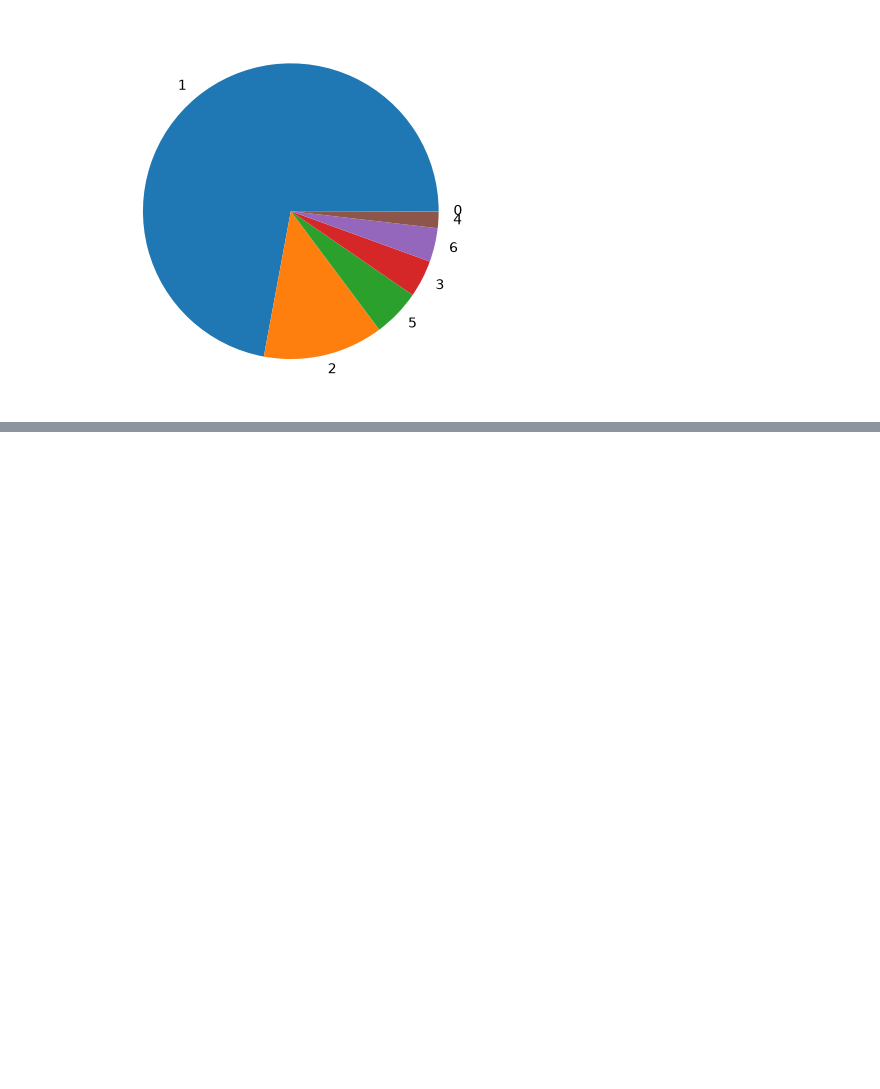
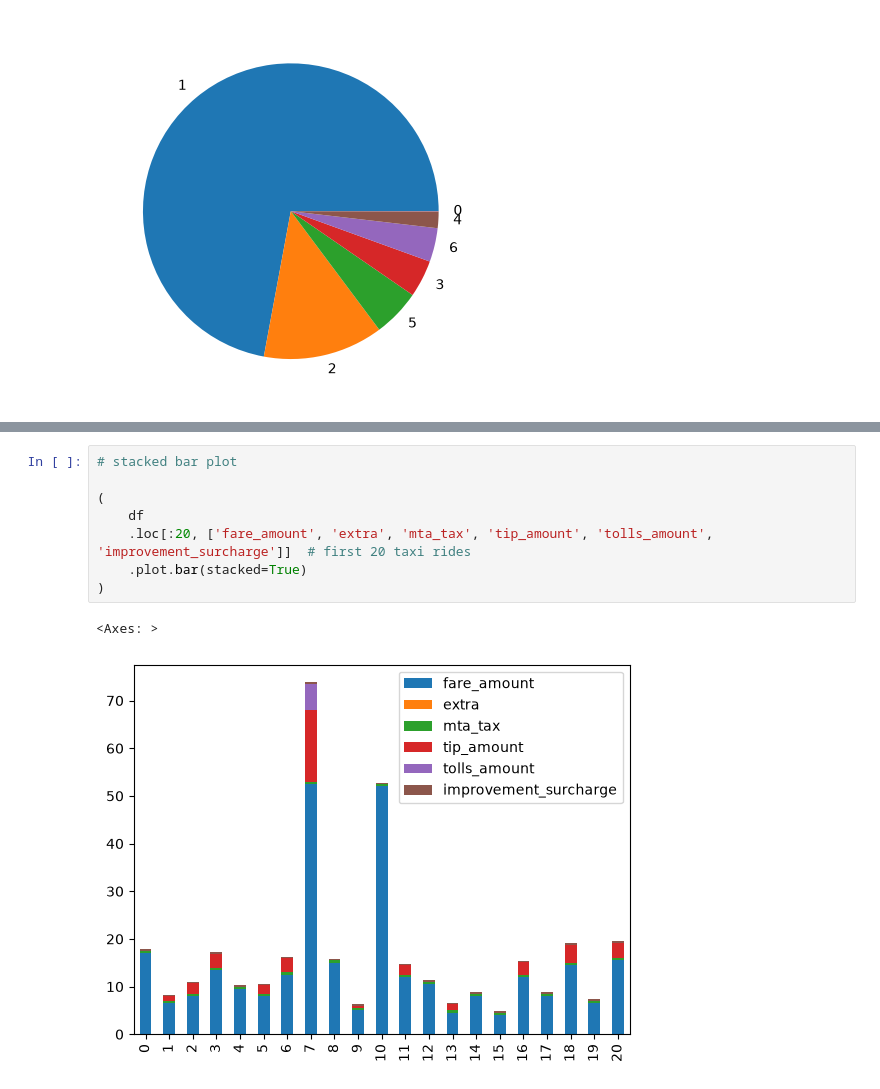
Before and after one commit to reuven/BDTMSD-Python-2026-07, a Jupyter notebook: BDTMSD-Python-2026-10-09.ipynb, the cells around one changed output, grey strips where cells are left out. Saved outputs shown, nothing was run; the diff lists cells and outputs as text; blank space fills up the shorter version.

```diff
--- a/BDTMSD-Python-2026-10-09.ipynb
+++ b/BDTMSD-Python-2026-10-09.ipynb
@@ -538,0 +564,11 @@ df['passenger_count'].value_counts().plot.pie()
+# %%
+# stacked bar plot
+
+(
+    df
+    .loc[:20, ['fare_amount', 'extra', 'mta_tax', 'tip_amount', 'tolls_amount', 'improvement_surcharge']]  # first 20 taxi rides
+    .plot.bar(stacked=True)
+)
+# %% [output]
+<Axes: >
+[figure, added]
```
Also changed, not shown: parts of 2 cells of this notebook.
